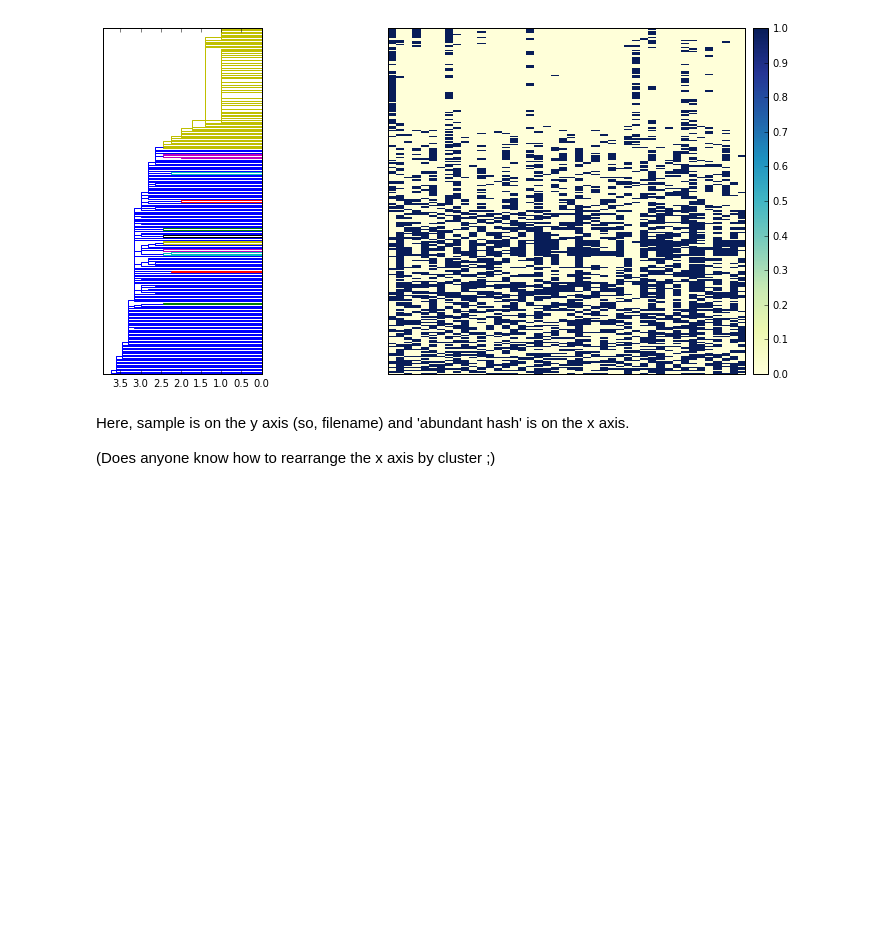
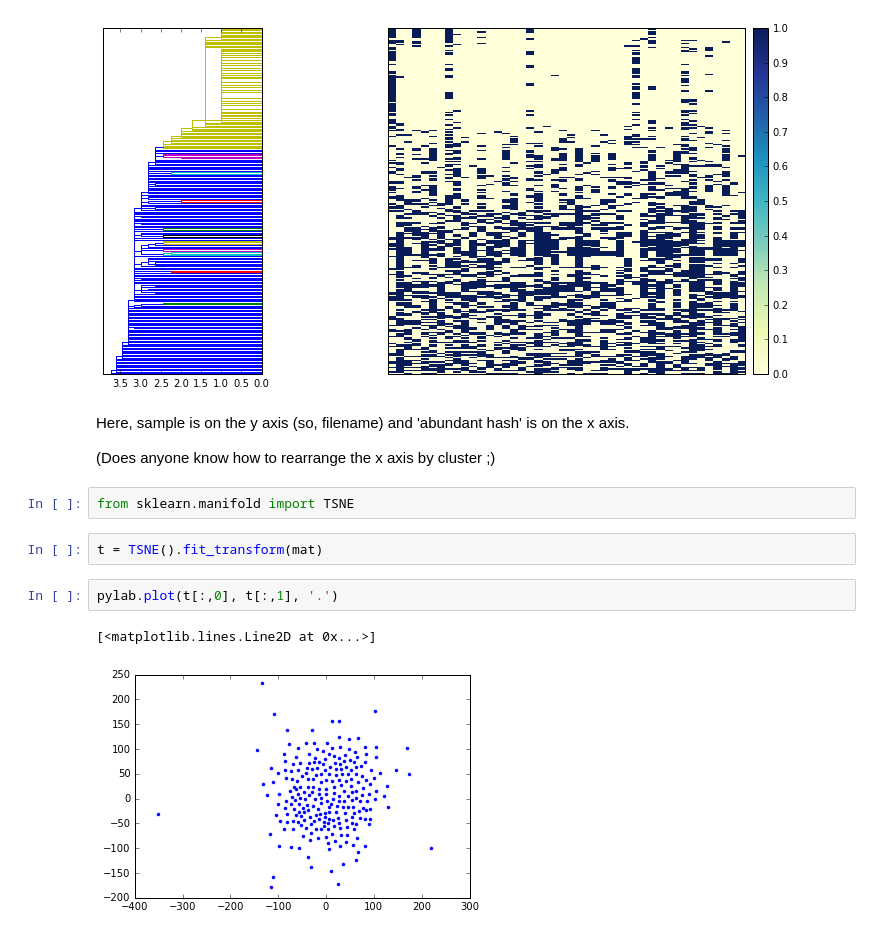
Before and after one commit to halexand/tara-sourmash, a Jupyter notebook: sourmash-sigs/abundtrim/cluster-samples-by-hash.ipynb, the cells around one changed output. Cells and saved outputs as stored; diff of their text form; blank space fills up the shorter version.

```diff
--- a/sourmash-sigs/abundtrim/cluster-samples-by-hash.ipynb
+++ b/sourmash-sigs/abundtrim/cluster-samples-by-hash.ipynb
@@ -66,3 +67,12 @@ pylab.colorbar(im, cax=axcolor)
 Here, sample is on the y axis (so, filename) and 'abundant hash' is on the x axis.
 
 (Does anyone know how to rearrange the x axis by cluster ;)
+# %%
+from sklearn.manifold import TSNE
+# %%
+t = TSNE().fit_transform(mat)
+# %%
+pylab.plot(t[:,0], t[:,1], '.')
+# %% [output]
+[<matplotlib.lines.Line2D at 0x...>]
+[figure, added]
```
Also changed, not shown: parts of 1 cell of this notebook.
